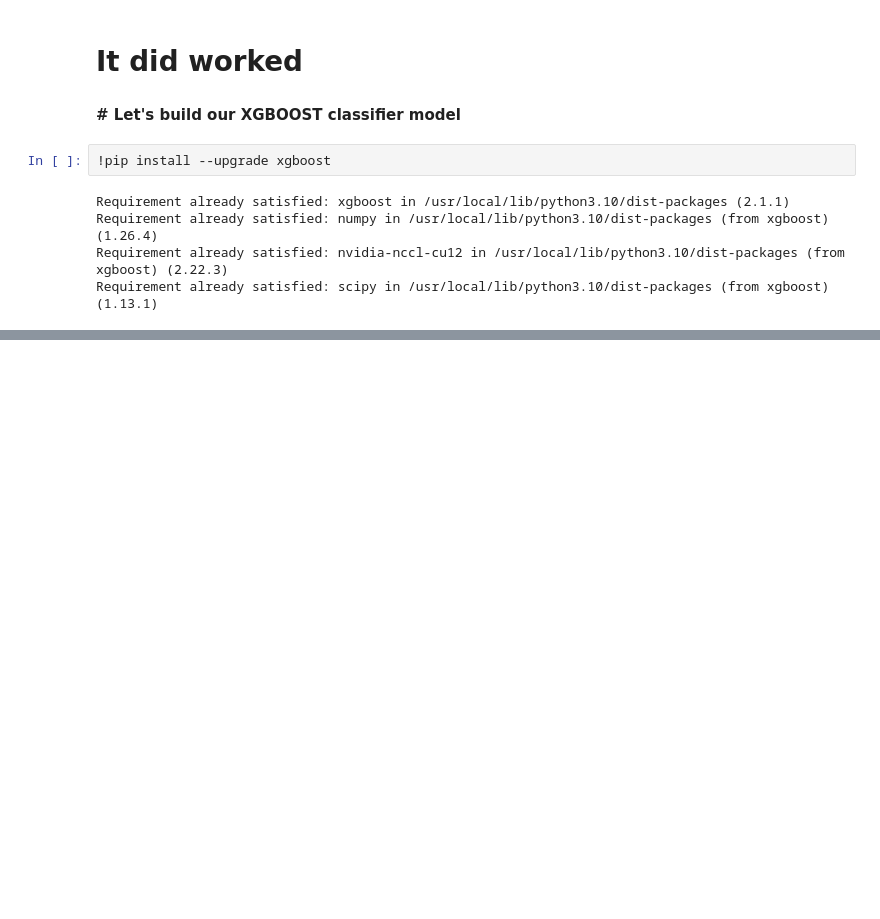
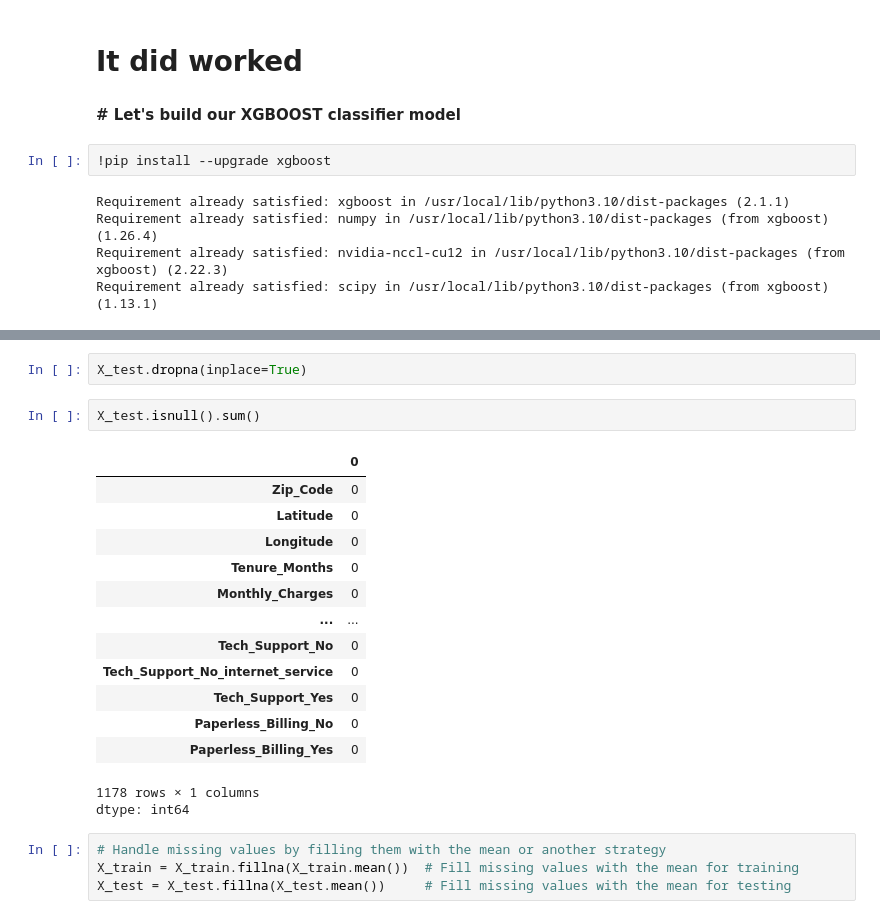
Before and after one commit to hsabaghpour/XGBOOST_TELCO_CHURN_Project, a Jupyter notebook: XGBOOST_Telco_Churn_project_1.ipynb, the cells around one changed output, grey strips where cells are left out. Saved outputs shown, nothing was run; the diff lists cells and outputs as text; blank space fills up the shorter version.

```diff
--- a/XGBOOST_Telco_Churn_project_1.ipynb
+++ b/XGBOOST_Telco_Churn_project_1.ipynb
@@ -689,0 +743,23 @@ XGBClassifier(base_score=None, booster=None, callbacks=None,
+# %%
+X_test.dropna(inplace=True)
+# %%
+X_test.isnull().sum()
+# %% [output]
+|  | 0 |
+| Zip_Code | 0 |
+| Latitude | 0 |
+| Longitude | 0 |
+| Tenure_Months | 0 |
+| Monthly_Charges | 0 |
+| ... | ... |
+| Tech_Support_No | 0 |
+| Tech_Support_No_internet_service | 0 |
+| Tech_Support_Yes | 0 |
+| Paperless_Billing_No | 0 |
+| Paperless_Billing_Yes | 0 |
+1178 rows × 1 columns
+dtype: int64
+# %%
+# Handle missing values by filling them with the mean or another strategy
+X_train = X_train.fillna(X_train.mean())  # Fill missing values with the mean for training
+X_test = X_test.fillna(X_test.mean())     # Fill missing values with the mean for testing
```
Also changed, not shown: parts of 6 cells of this notebook.
